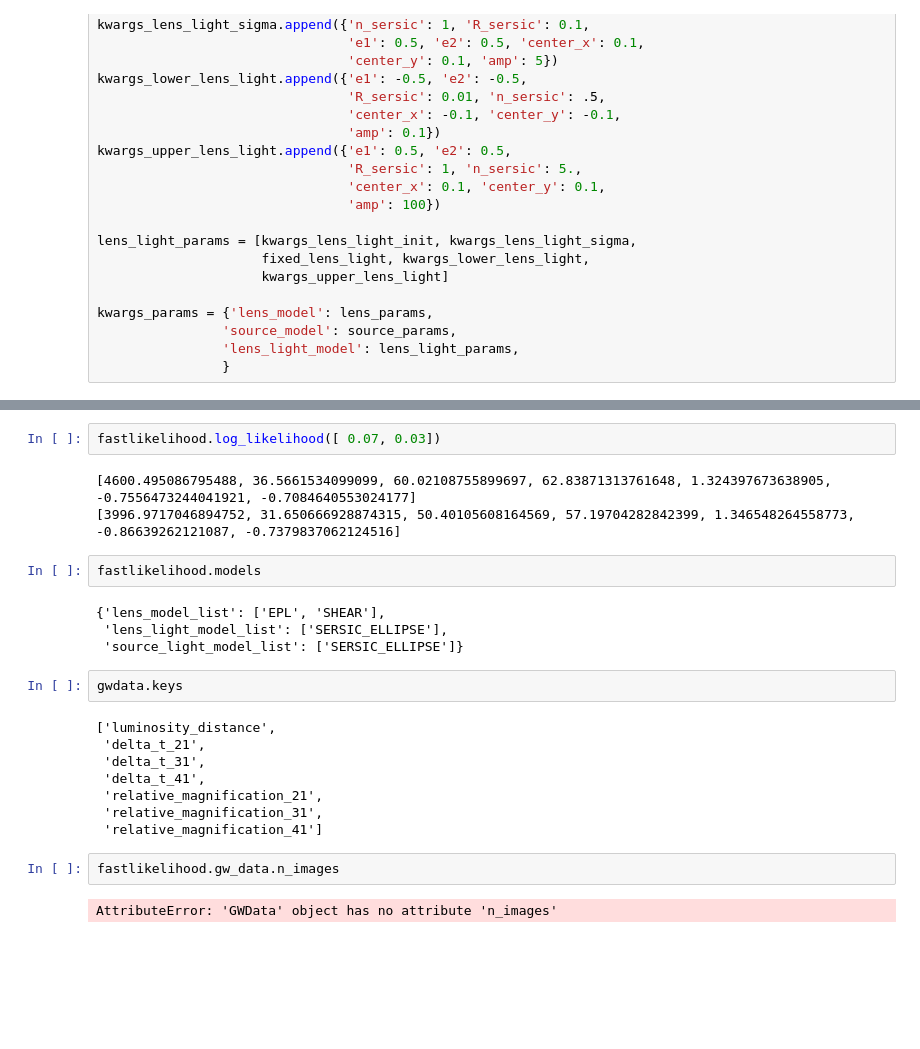
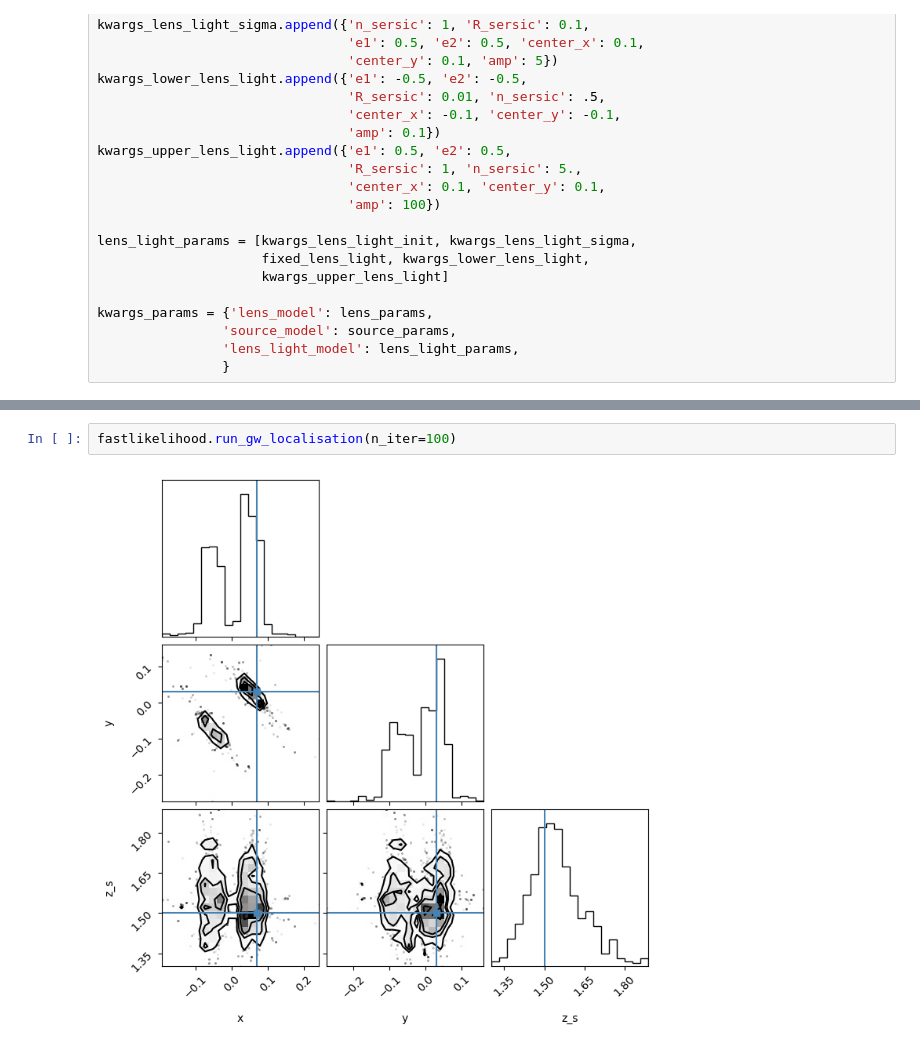
Before and after one commit to laurauronen/silmarel, a Jupyter notebook: examples/data_sim.ipynb, the cells around one changed output, grey strips where cells are left out. Cells and saved outputs as stored; diff of their text form; blank space fills up the shorter version.

```diff
--- a/examples/data_sim.ipynb
+++ b/examples/data_sim.ipynb
@@ -261,25 +251,4 @@ reduced chi^2 of data  0 =  60.560198988080536
 # %%
-fastlikelihood.log_likelihood([ 0.07, 0.03])
+fastlikelihood.run_gw_localisation(n_iter=100)
 # %% [output]
-[4600.495086795488, 36.5661534099099, 60.02108755899697, 62.83871313761648, 1.324397673638905, -0.7556473244041921, -0.7084640553024177]
-[3996.9717046894752, 31.650666928874315, 50.40105608164569, 57.19704282842399, 1.346548264558773, -0.86639262121087, -0.7379837062124516]
+[figure, added]
-# %%
-fastlikelihood.models
-# %% [output]
-{'lens_model_list': ['EPL', 'SHEAR'],
- 'lens_light_model_list': ['SERSIC_ELLIPSE'],
- 'source_light_model_list': ['SERSIC_ELLIPSE']}
-# %%
-gwdata.keys
-# %% [output]
-['luminosity_distance',
- 'delta_t_21',
- 'delta_t_31',
- 'delta_t_41',
- 'relative_magnification_21',
- 'relative_magnification_31',
- 'relative_magnification_41']
-# %%
-fastlikelihood.gw_data.n_images
-# %% [output]
-AttributeError: 'GWData' object has no attribute 'n_images'
```
Also changed, not shown: parts of 9 cells of this notebook, 5 other files.
